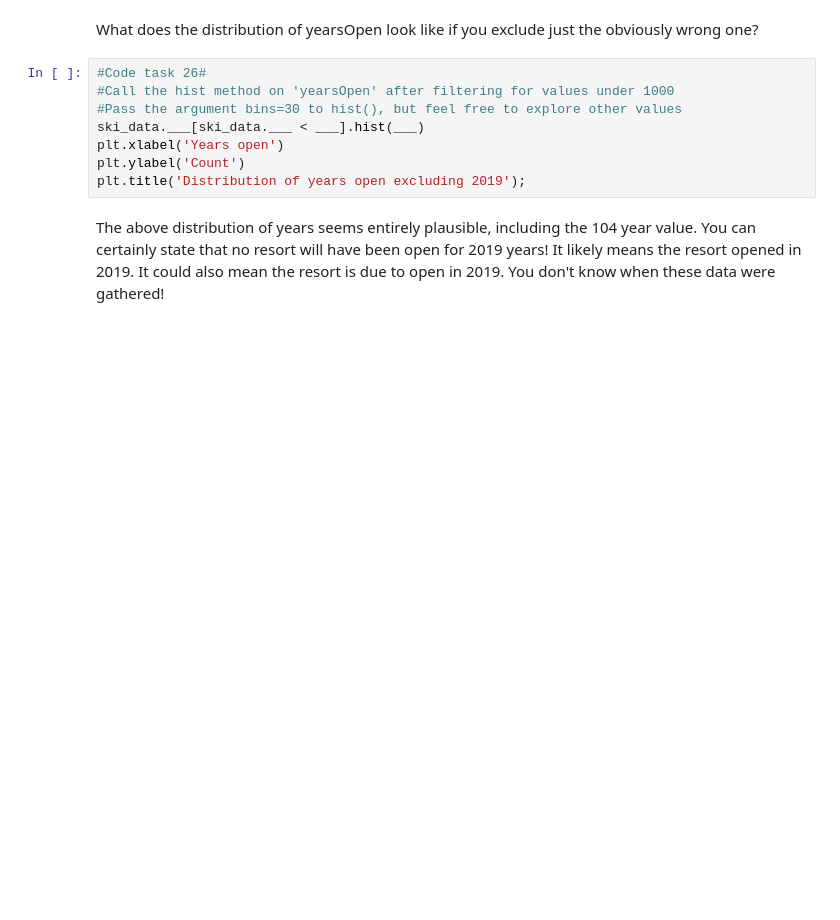
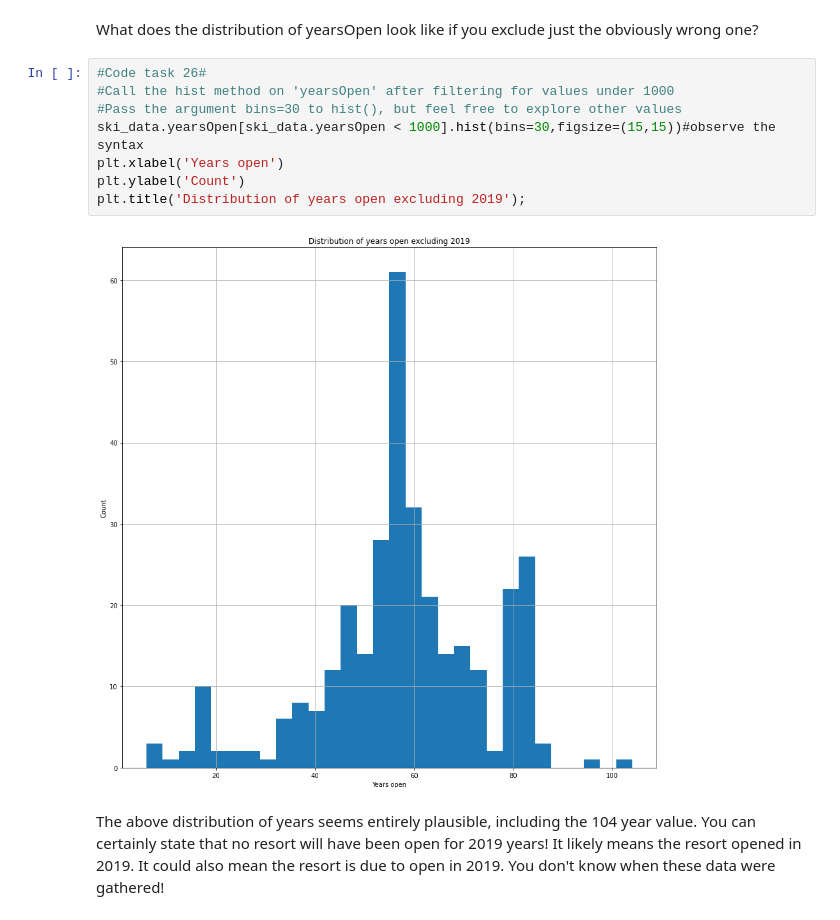
Before and after one commit to michaelchi08/DataScienceGuidedCapstone, a Jupyter notebook: Notebooks/02_data_wrangling.ipynb, the cells around one changed output. Saved outputs shown, nothing was run; the diff lists cells and outputs as text; blank space fills up the shorter version.

```diff
--- a/Notebooks/02_data_wrangling.ipynb
+++ b/Notebooks/02_data_wrangling.ipynb
@@ -652,11 +684,13 @@ What does the distribution of yearsOpen look like if you exclude just the obviou
 # %%
 #Code task 26#
 #Call the hist method on 'yearsOpen' after filtering for values under 1000
 #Pass the argument bins=30 to hist(), but feel free to explore other values
-ski_data.___[ski_data.___ < ___].hist(___)
+ski_data.yearsOpen[ski_data.yearsOpen < 1000].hist(bins=30,figsize=(15,15))#observe the syntax
 plt.xlabel('Years open')
 plt.ylabel('Count')
 plt.title('Distribution of years open excluding 2019');
+# %% [output]
+[figure, added]
 # %% [markdown]
 The above distribution of years seems entirely plausible, including the 104 year value. You can certainly state that no resort will have been open for 2019 years! It likely means the resort opened in 2019. It could also mean the resort is due to open in 2019. You don't know when these data were gathered!
 # %% [markdown]
```
Also changed, not shown: parts of 45 cells of this notebook, 2 other files.
